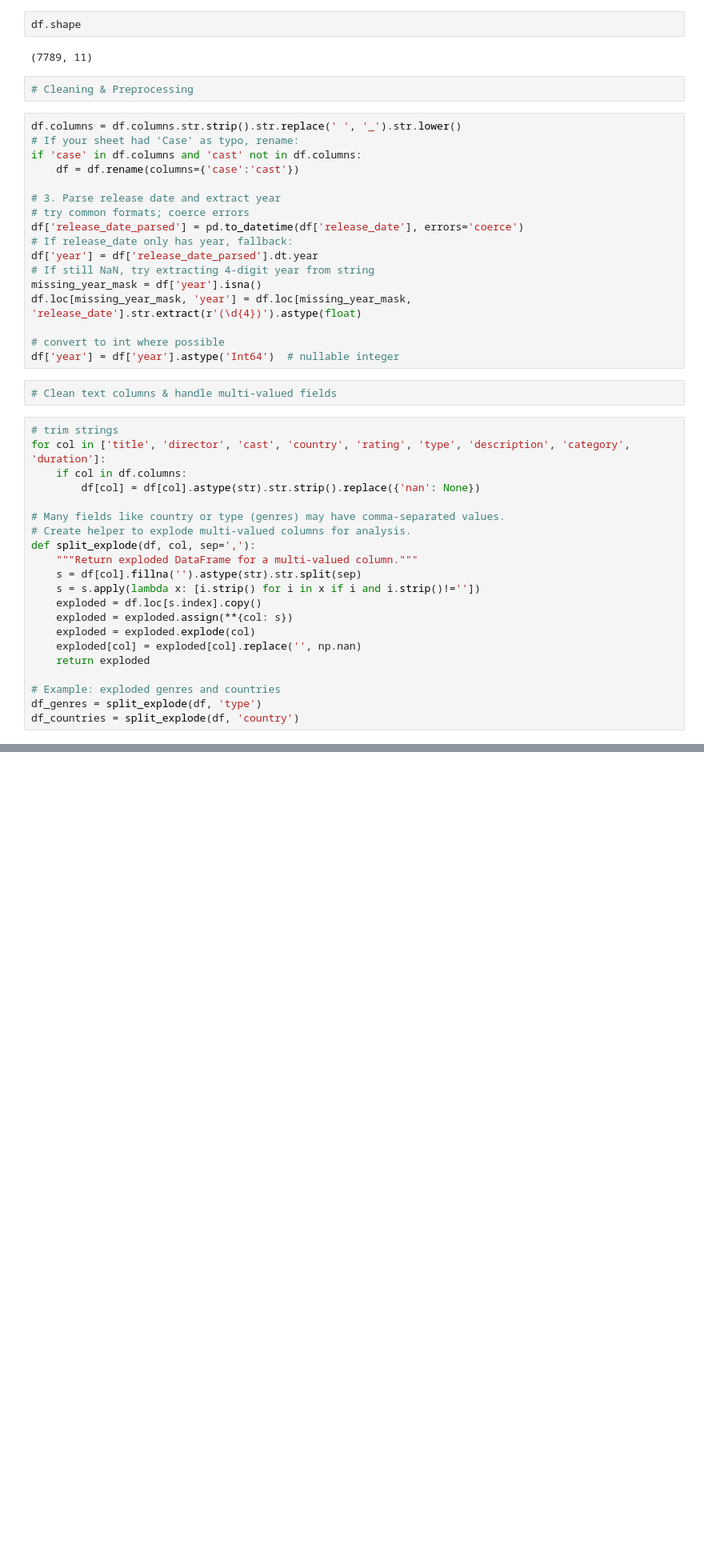
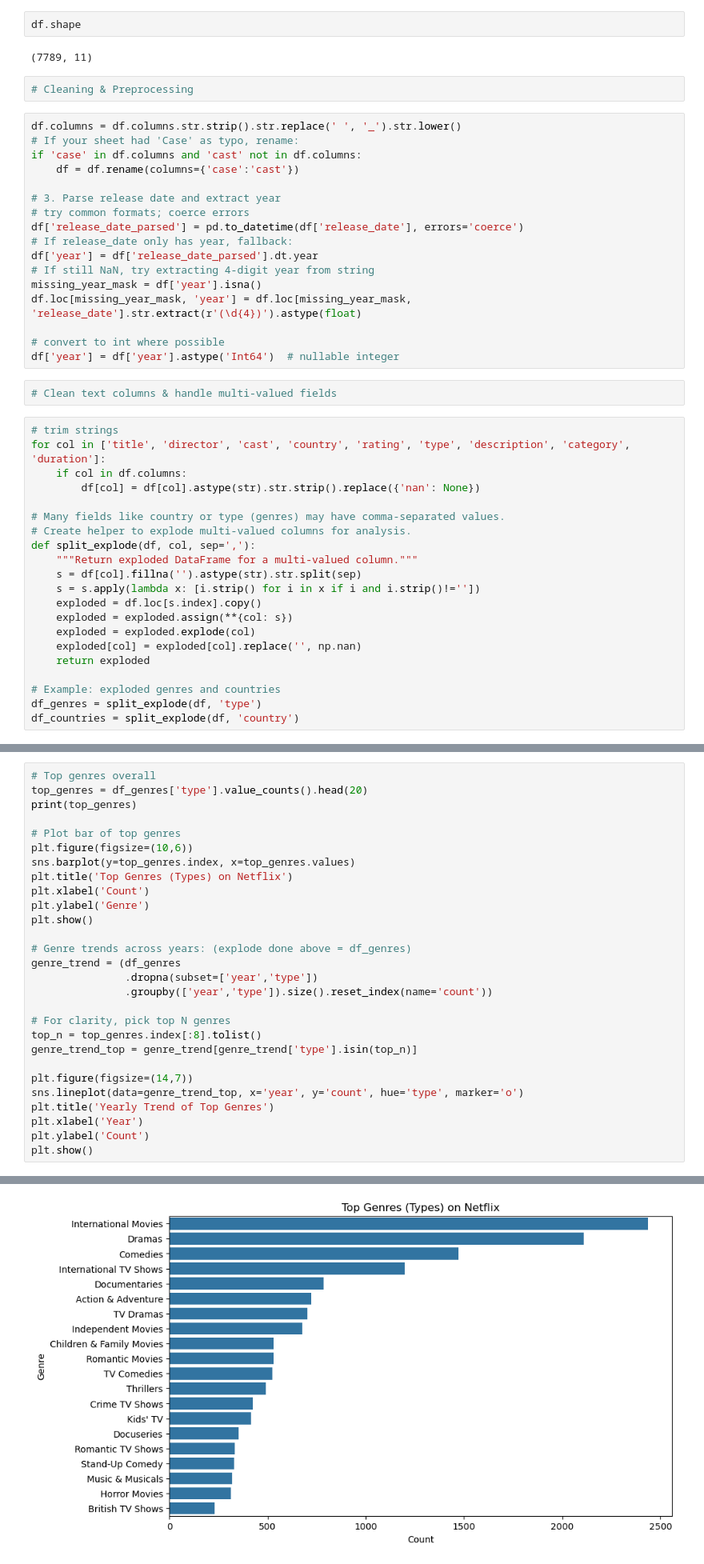
Before and after one commit to Shilpa3107/VOIS_AICTE_Oct2025_MajorProject_Shilpa-Sinha, a Jupyter notebook: Netflix Data Analysis.ipynb, the cells around one changed output, grey strips where cells are left out. Shown: that part at 80% size. Cells and saved outputs as stored; diff of their text form; blank space fills up the shorter version.

```diff
--- a/Netflix Data Analysis.ipynb
+++ b/Netflix Data Analysis.ipynb
@@ -84,0 +106,29 @@ df_countries = split_explode(df, 'country')
+# %%
+# Top genres overall
+top_genres = df_genres['type'].value_counts().head(20)
+print(top_genres)
+
+# Plot bar of top genres
+plt.figure(figsize=(10,6))
+sns.barplot(y=top_genres.index, x=top_genres.values)
+plt.title('Top Genres (Types) on Netflix')
+plt.xlabel('Count')
+plt.ylabel('Genre')
+plt.show()
+
+# Genre trends across years: (explode done above = df_genres)
+genre_trend = (df_genres
+               .dropna(subset=['year','type'])
+               .groupby(['year','type']).size().reset_index(name='count'))
+
+# For clarity, pick top N genres
+top_n = top_genres.index[:8].tolist()
+genre_trend_top = genre_trend[genre_trend['type'].isin(top_n)]
+
+plt.figure(figsize=(14,7))
+sns.lineplot(data=genre_trend_top, x='year', y='count', hue='type', marker='o')
+plt.title('Yearly Trend of Top Genres')
+plt.xlabel('Year')
+plt.ylabel('Count')
+plt.show()
+# %% [output]
@@ -84,0 +152 @@ df_countries = split_explode(df, 'country')
+[figure, added]
```
Also changed, not shown: parts of 4 cells of this notebook.
